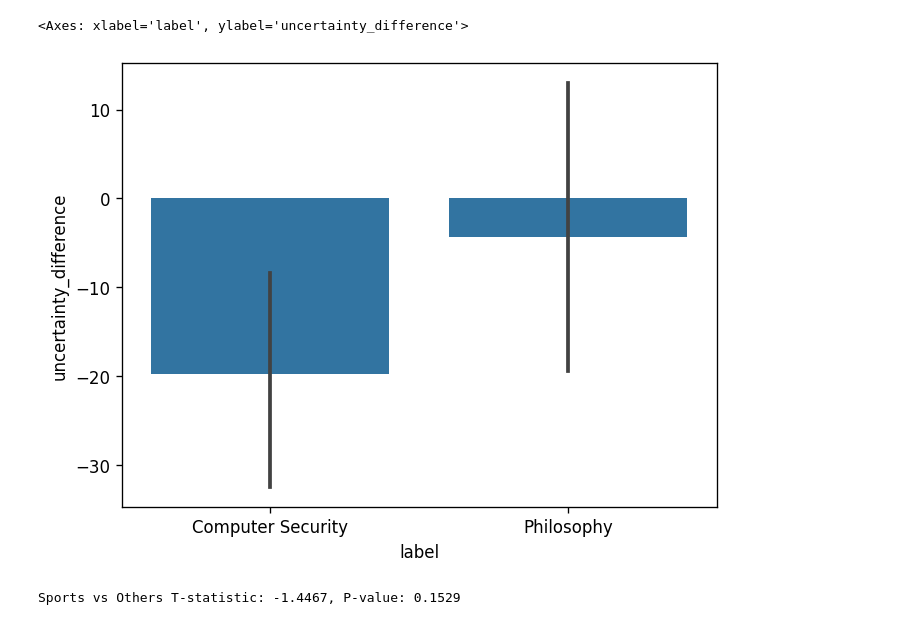
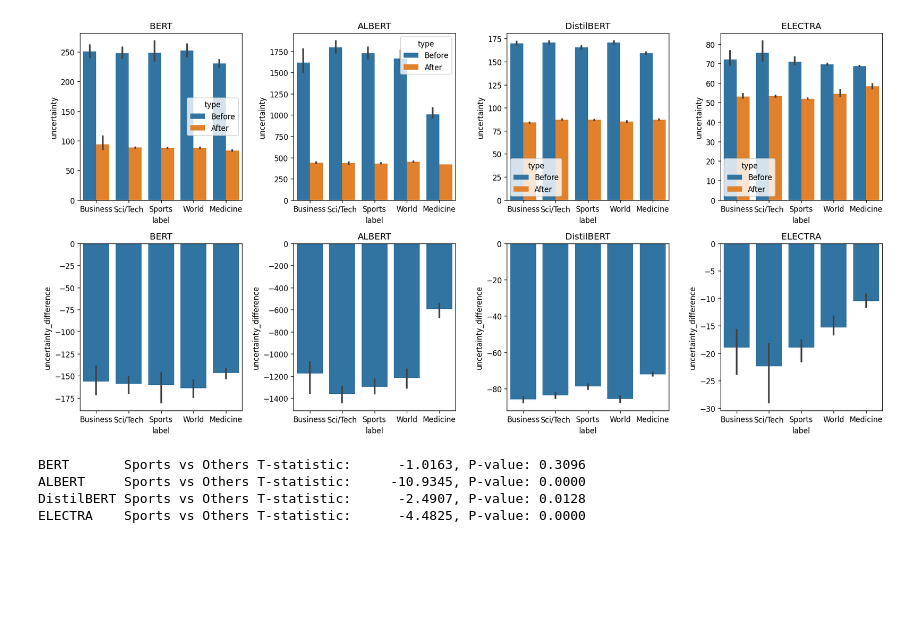
Before and after one commit to ngruenefeld/gradient-uncertainty, a Jupyter notebook: notebooks/bert_eval.ipynb, the cells around one changed output. Drawn from its saved outputs; the diff is of its cells as text; code cells hidden in the pictures; blank space fills up the shorter version.

Commit message:
bert experiments eval, laplace comparison

```diff
--- a/notebooks/bert_eval.ipynb
+++ b/notebooks/bert_eval.ipynb
@@ -8,7 +8,3 @@ import matplotlib.pyplot as plt
 plt.rcParams["figure.dpi"] = 120
 # %%
 data_dir = "../data"
-# %%
-df = pd.read_pickle(
-    f"{data_dir}/full/bert_results_719254_ds-mmlu.pkl"
-).dropna(subset=["uncertainty_before", "uncertainty_after", "uncertainty_difference"])
@@ -67,15 +172,49 @@ sns.barplot(data=df_melted, x="label", y="uncertainty", hue="type")
-# %%
-sns.barplot(data=df, x="label", y="uncertainty_difference")
-# %% [output]
-<Axes: xlabel='label', ylabel='uncertainty_difference'>
-[figure, removed]
+# %%
+
+for _, df_melted in dfs_melted:
+    df_melted["type"] = df_melted["type"].map(
+        {
+            "uncertainty_before": "Before",
+            "uncertainty_after": "After",
+        }
+    )
+# %%
+plot_size = 4
+
+plt_width = len(dfs)
+plt_height = 2
+
+fig, axs = plt.subplots(
+    plt_height,
+    plt_width,
+    figsize=(plt_width * plot_size, plt_height * plot_size),
+    squeeze=False,
+)
+
+for i in range(len(dfs)):
+    name, df = dfs[i]
+    _, df_melted = dfs_melted[i]
+
+    sns.barplot(data=df_melted, x="label", y="uncertainty", hue="type", ax=axs[0][i])
+    sns.barplot(data=df, x="label", y="uncertainty_difference", ax=axs[1][i])
+
+    for ax in axs.T[i]:
+        ax.set_title(name)
+
+plt.tight_layout()
+# %% [output]
+[figure, added]
 # %%
-trained_group = df[df["label"] == trained_label]["uncertainty_difference"]
-other_groups = df[df["label"] != trained_label]["uncertainty_difference"]
+for name, df in dfs:
+    trained_group = df[df["label"] == trained_label]["uncertainty_difference"]
+    other_groups = df[df["label"] != trained_label]["uncertainty_difference"]
 
-t_stat, p_value = ttest_ind(trained_group, other_groups, equal_var=False)
+    t_stat, p_value = ttest_ind(trained_group, other_groups, equal_var=False)
 
-print(f"Sports vs Others T-statistic: {t_stat:.4f}, P-value: {p_value:.4f}")
+    print(f"{name:<10} {trained_label} vs Others T-statistic: {t_stat:>12.4f}, P-value: {p_value:.4f}")
 # %% [output]
-Sports vs Others T-statistic: -1.4467, P-value: 0.1529
+BERT       Sports vs Others T-statistic:      -1.0163, P-value: 0.3096
+ALBERT     Sports vs Others T-statistic:     -10.9345, P-value: 0.0000
+DistilBERT Sports vs Others T-statistic:      -2.4907, P-value: 0.0128
+ELECTRA    Sports vs Others T-statistic:      -4.4825, P-value: 0.0000
 # %%
```
Also changed, not shown: parts of 9 cells of this notebook, 2 other files.
